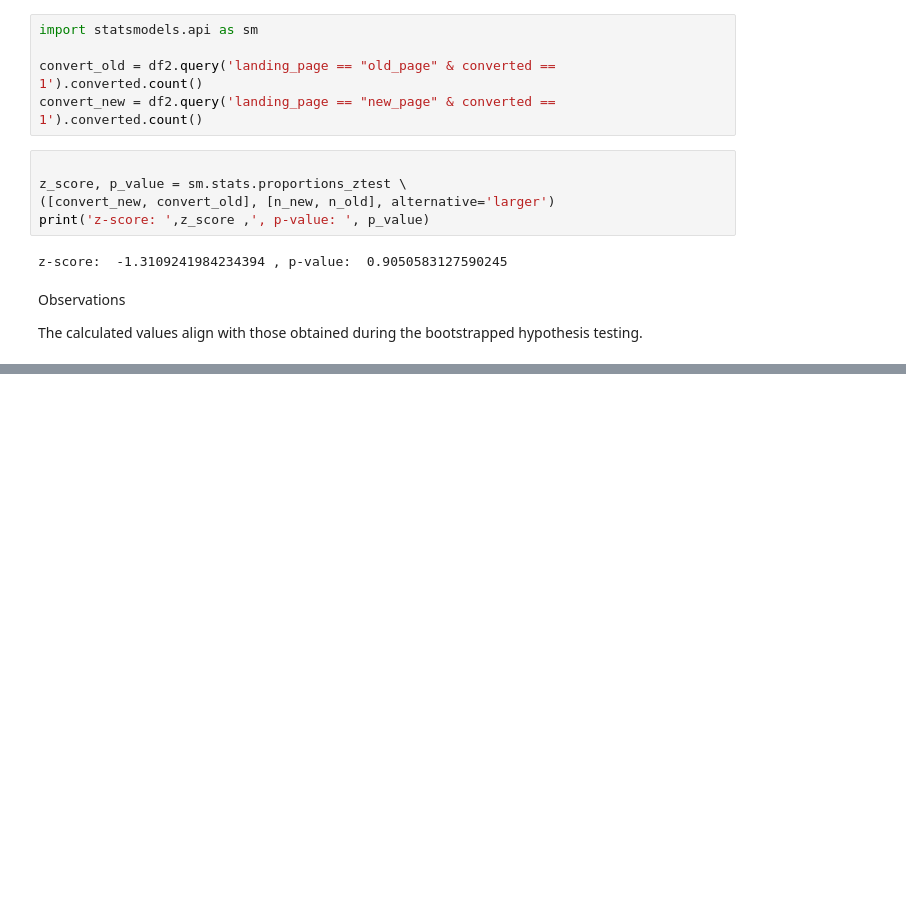
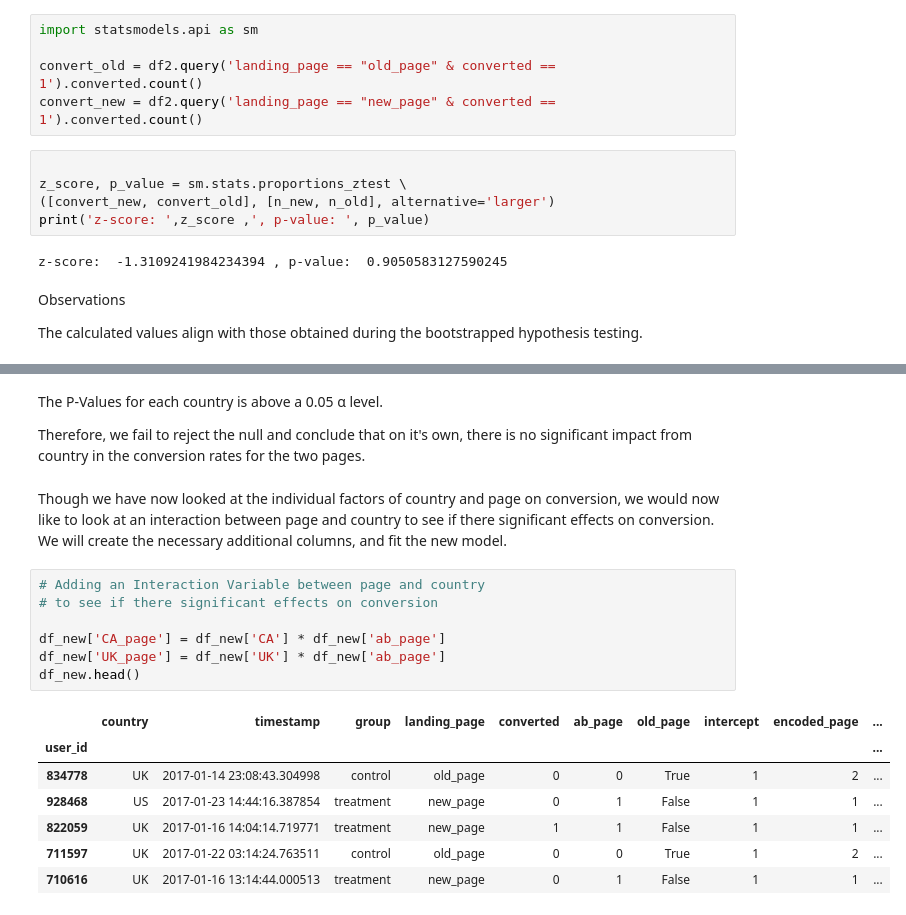
Before and after one commit to ionahu08/ABTest_NewWebPageDesign, a Jupyter notebook: Code/project_NewWebPage.ipynb, the cells around one changed output, grey strips where cells are left out. Drawn from its saved outputs; the diff is of its cells as text; blank space fills up the shorter version.

```diff
--- a/Code/project_NewWebPage.ipynb
+++ b/Code/project_NewWebPage.ipynb
@@ -261,0 +378,22 @@ The calculated values align with those obtained during the bootstrapped hypothes
+# %% [markdown]
+
+The P-Values for each country is above a 0.05 α level.
+
+Therefore, we fail to reject the null and conclude that on it's own, there is no significant impact from country in the conversion rates for the two pages.
+# %% [markdown]
+Though we have now looked at the individual factors of country and page on conversion, we would now like to look at an interaction between page and country to see if there significant effects on conversion. We will create the necessary additional columns, and fit the new model.
+# %%
+# Adding an Interaction Variable between page and country
+# to see if there significant effects on conversion
+
+df_new['CA_page'] = df_new['CA'] * df_new['ab_page']
+df_new['UK_page'] = df_new['UK'] * df_new['ab_page']
+df_new.head()
+# %% [output]
+|  | country | timestamp | group | landing_page | converted | ab_page | old_page | intercept | encoded_page | ... |
+| user_id |  |  |  |  |  |  |  |  |  | ... |
+| 834778 | UK | 2017-01-14 23:08:43.304998 | control | old_page | 0 | 0 | True | 1 | 2 | ... |
+| 928468 | US | 2017-01-23 14:44:16.387854 | treatment | new_page | 0 | 1 | False | 1 | 1 | ... |
+| 822059 | UK | 2017-01-16 14:04:14.719771 | treatment | new_page | 1 | 1 | False | 1 | 1 | ... |
+| 711597 | UK | 2017-01-22 03:14:24.763511 | control | old_page | 0 | 0 | True | 1 | 2 | ... |
+| 710616 | UK | 2017-01-16 13:14:44.000513 | treatment | new_page | 0 | 1 | False | 1 | 1 | ... |
```
Also changed, not shown: parts of 14 cells of this notebook.
